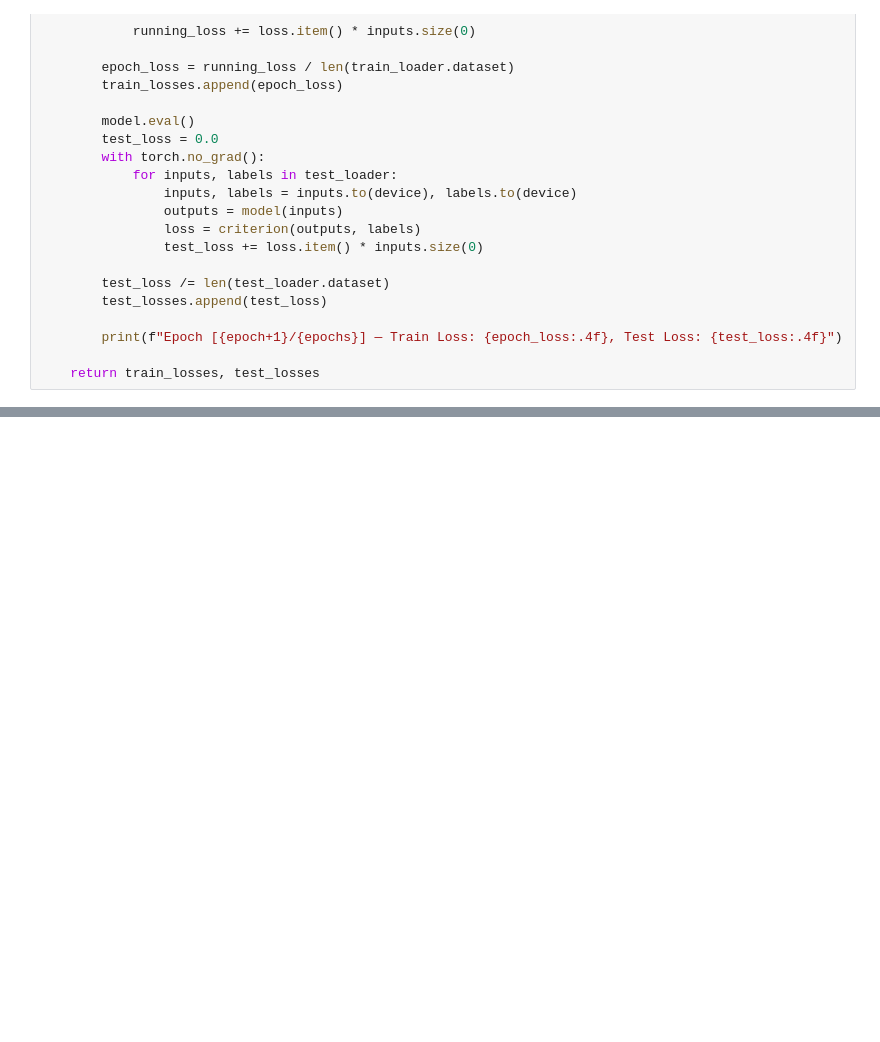
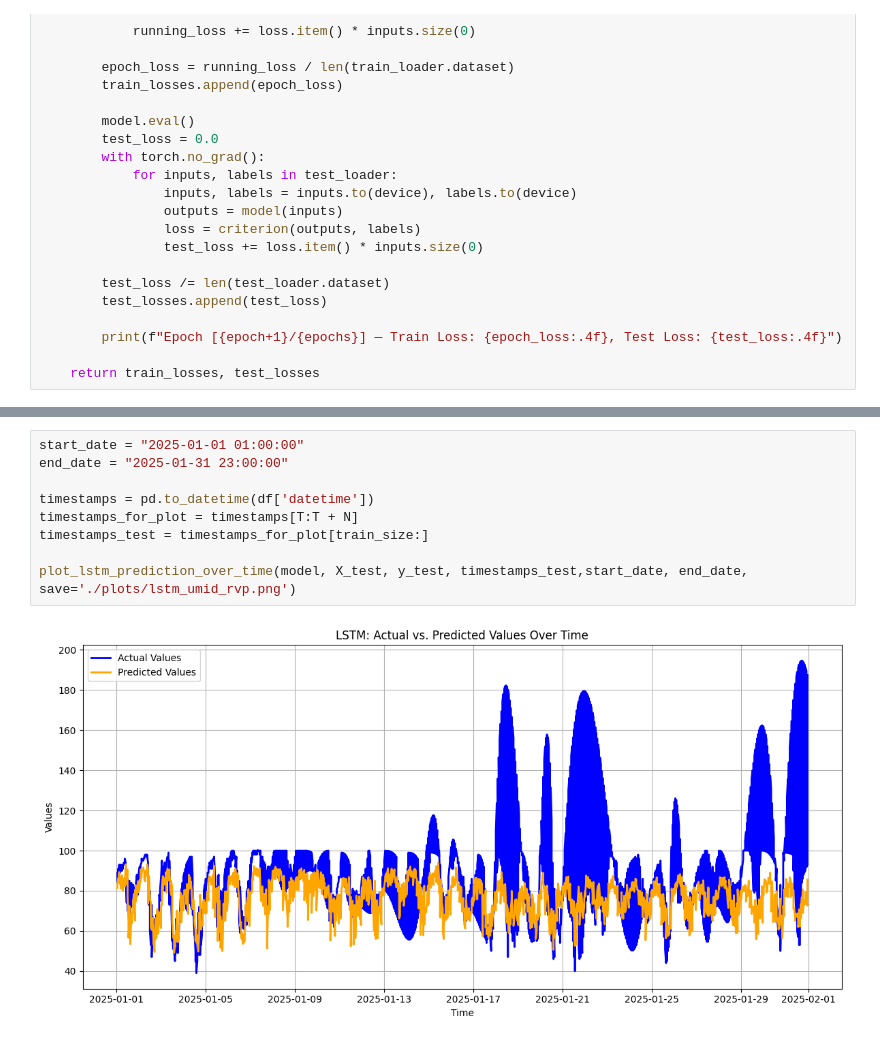
Before and after one commit to janseealves/extreme-waether-forecasting, a Jupyter notebook: lstm_umidade.ipynb, the cells around one changed output, grey strips where cells are left out. Saved outputs shown, nothing was run; the diff lists cells and outputs as text; blank space fills up the shorter version.

```diff
--- a/lstm_umidade.ipynb
+++ b/lstm_umidade.ipynb
@@ -290,0 +450,11 @@ RMSE: 1.1192
+# %%
+start_date = "2025-01-01 01:00:00"
+end_date = "2025-01-31 23:00:00"
+
+timestamps = pd.to_datetime(df['datetime'])
+timestamps_for_plot = timestamps[T:T + N]
+timestamps_test = timestamps_for_plot[train_size:]
+
+plot_lstm_prediction_over_time(model, X_test, y_test, timestamps_test,start_date, end_date, save='./plots/lstm_umid_rvp.png')
+# %% [output]
+[figure, added]
```
Also changed, not shown: parts of 17 cells of this notebook, 47 other files.
